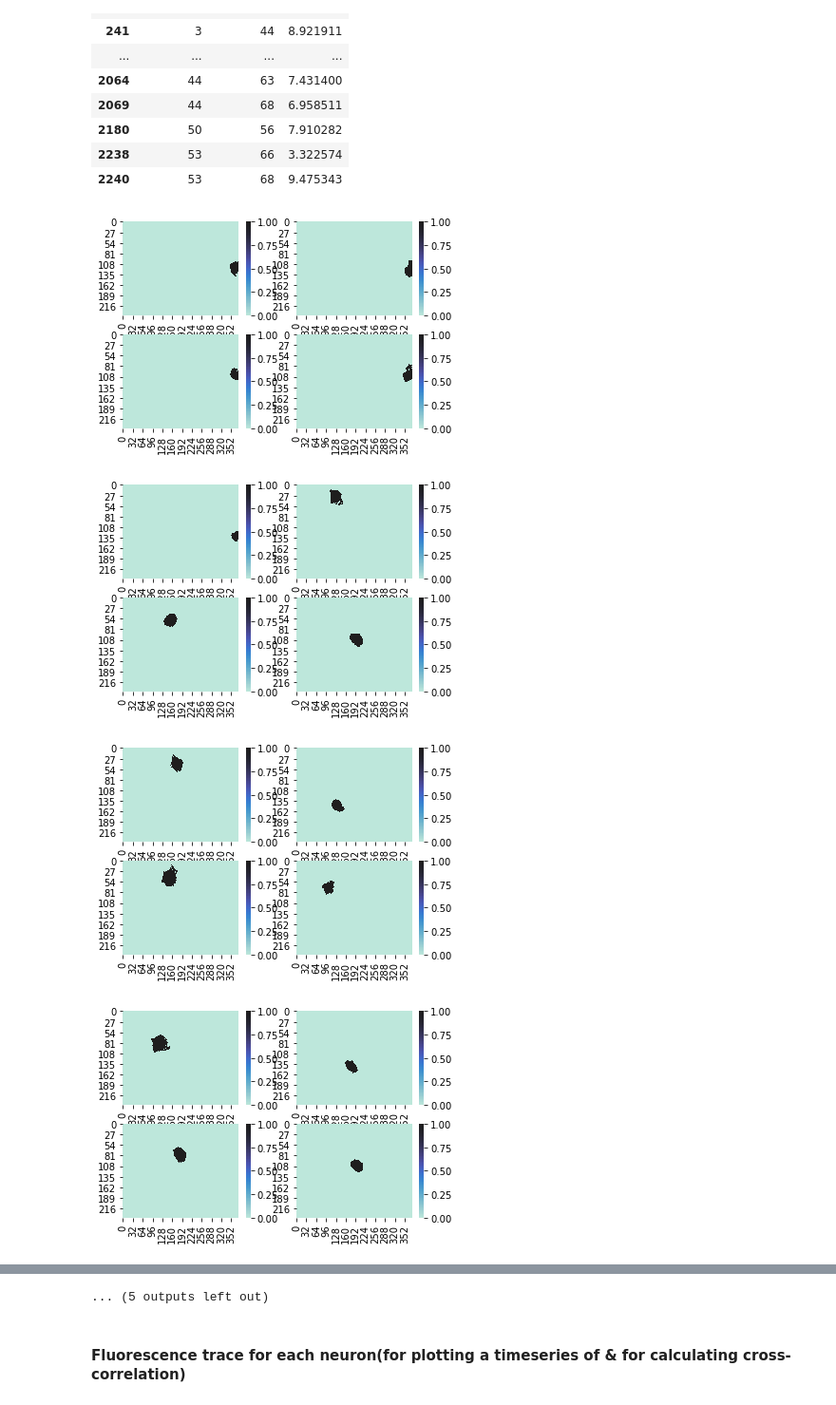
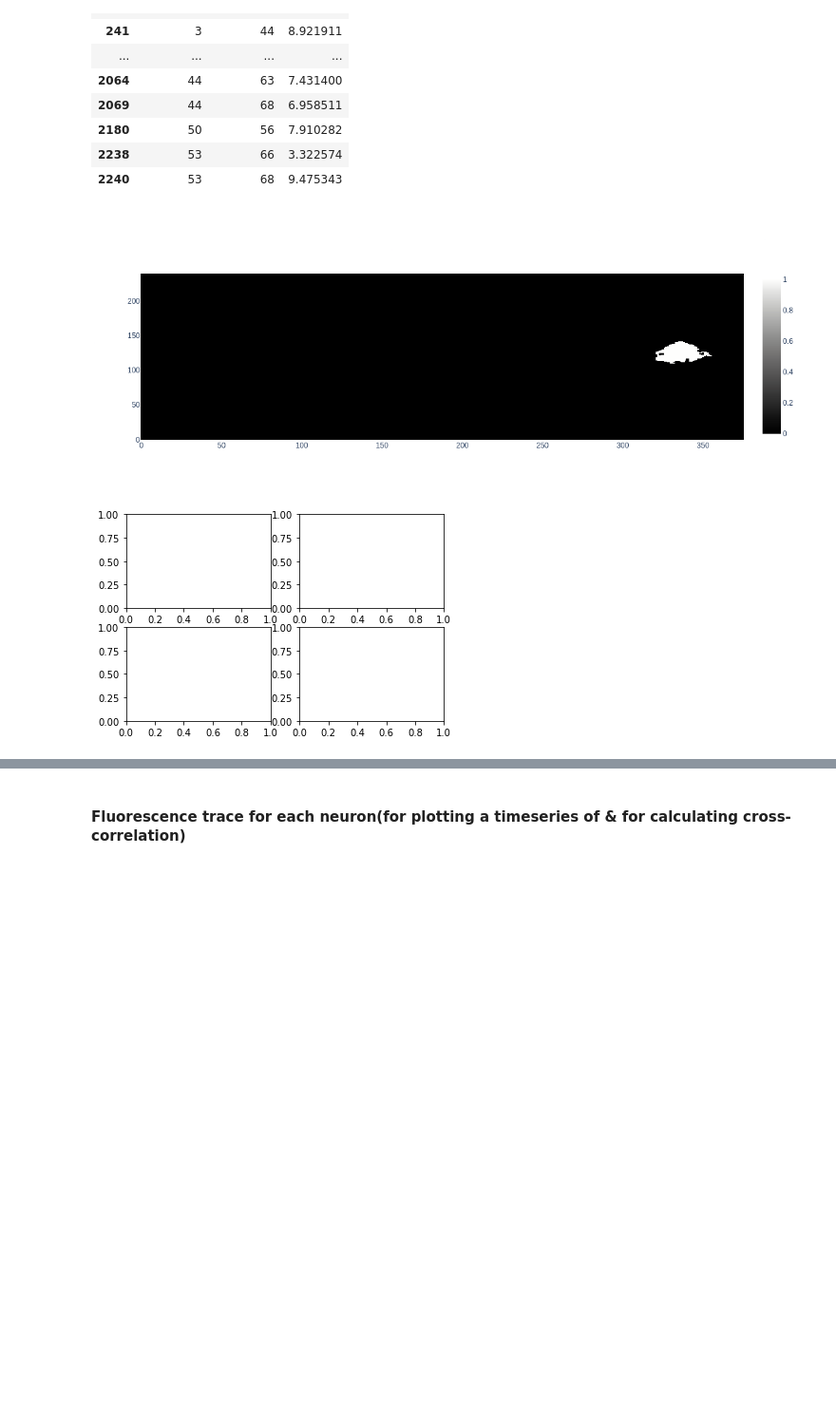
Before and after one commit to NieuweNils/Willuhn_Calcium_Imaging_Dashboard, a Jupyter notebook: jupyter/Data_exploration_dashboard.ipynb, the cells around one changed output, grey strips where cells are left out. Shown at 95% size. Saved outputs shown, nothing was run; the diff lists cells and outputs as text; code cells hidden in the pictures; blank space fills up the shorter version.

```diff
--- a/jupyter/Data_exploration_dashboard.ipynb
+++ b/jupyter/Data_exploration_dashboard.ipynb
@@ -160,35 +177,35 @@ neurons_close_to_another_df
 # %%
 # Sanity check to see what neurons look like
 # NB: seaborn is REALLY slow so you might want to not plot all the neurons at once.
 cols = np.array(col_df)
 rows = np.array(row_df)
 neuron_positions = np.stack((rows,cols))
 
 white_background = np.zeros((d1,d2))
 amount_of_pixels = neuron_positions.shape[2]
 # amount_of_neurons = neuron_positions.shape[1]
 amount_of_neurons = 4
 n = int(ceil(sqrt(amount_of_neurons))) # for the subplot dimensions
 
 plt.figure(0)
 for start in range(0,68,4):
     for i in range(start, start+amount_of_neurons):
         neuron_position = neuron_positions[:,i,:]
         neuron_position = neuron_position[~np.isnan(neuron_position)]
         amount_of_pixels = int(neuron_position.shape[0]/2)
         neuron_position = np.reshape(neuron_position, (2,amount_of_pixels))
 
         image_neuron = copy(white_background)
         for j in range(amount_of_pixels):
             row = int(neuron_position[0,j])
             col = int(neuron_position[1,j])
             image_neuron[row,col] = 1
         nr = i-start
         ax = plt.subplot2grid((n,n), (nr//n,nr%n))
-        sns.heatmap(image_neuron, ax=ax, center=1)
-    plt.show()
+        fig = go.Figure(data=go.Heatmap(z=image_neuron,colorscale='gray'))
+fig.show()
+#         sns.heatmap(image_neuron, ax=ax, center=1)
+#     plt.show
 # %% [output]
-[figure, old version]
+[figure, new version]
-[figure, old version]
+[figure, new version]
-[figure, removed]
-[figure, removed]
@@ -203,4 +212,3 @@ for start in range(0,68,4):
-... (5 outputs left out)
 # %% [markdown]
 #### Fluorescence trace for each neuron(for plotting a timeseries of & for calculating cross-correlation)
 # %%
```
Also changed, not shown: parts of 3 cells of this notebook, 9 other files.
